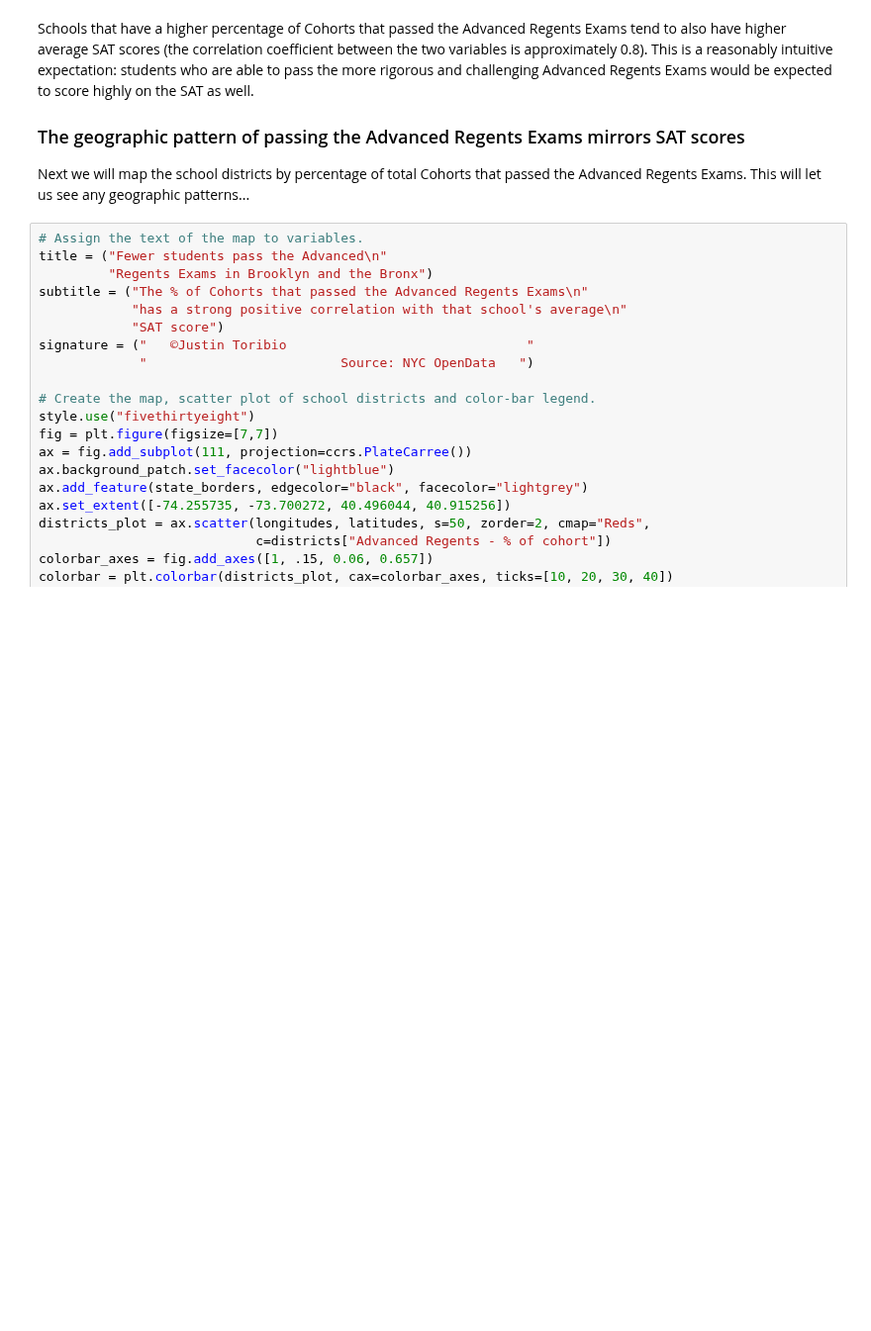
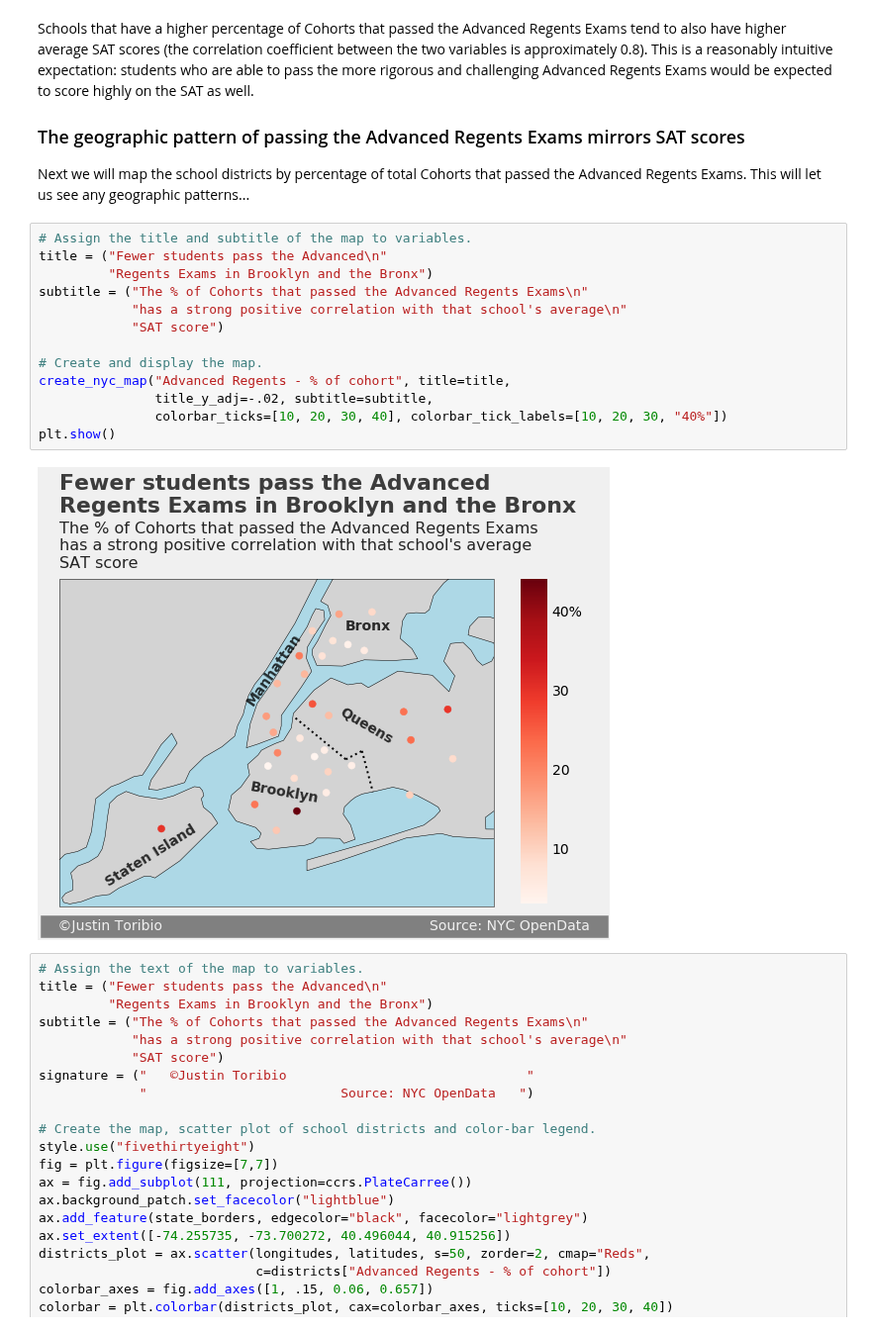
Before and after one commit to JustinToribio/analyzing-the-sat, a Jupyter notebook: notebooks/1.0-jt-analyze-the-sat.ipynb, the cells around one changed output. Shown at 99% size. Drawn from its saved outputs; the diff is of its cells as text; blank space fills up the shorter version.

```diff
--- a/notebooks/1.0-jt-analyze-the-sat.ipynb
+++ b/notebooks/1.0-jt-analyze-the-sat.ipynb
@@ -303,6 +325,21 @@ Schools that have a higher percentage of Cohorts that passed the Advanced Regent
 ### The geographic pattern of passing the Advanced Regents Exams mirrors SAT scores
 
 Next we will map the school districts by percentage of total Cohorts that passed the Advanced Regents Exams.  This will let us see any geographic patterns...
+# %%
+# Assign the title and subtitle of the map to variables.
+title = ("Fewer students pass the Advanced\n"
+         "Regents Exams in Brooklyn and the Bronx")
+subtitle = ("The % of Cohorts that passed the Advanced Regents Exams\n"
+            "has a strong positive correlation with that school's average\n"
+            "SAT score")
+
+# Create and display the map.
+create_nyc_map("Advanced Regents - % of cohort", title=title,
+               title_y_adj=-.02, subtitle=subtitle,
+               colorbar_ticks=[10, 20, 30, 40], colorbar_tick_labels=[10, 20, 30, "40%"])
+plt.show()
+# %% [output]
+[figure, added]
 # %%
 # Assign the text of the map to variables.
 title = ("Fewer students pass the Advanced\n"
```
Also changed, not shown: parts of 4 cells of this notebook.
